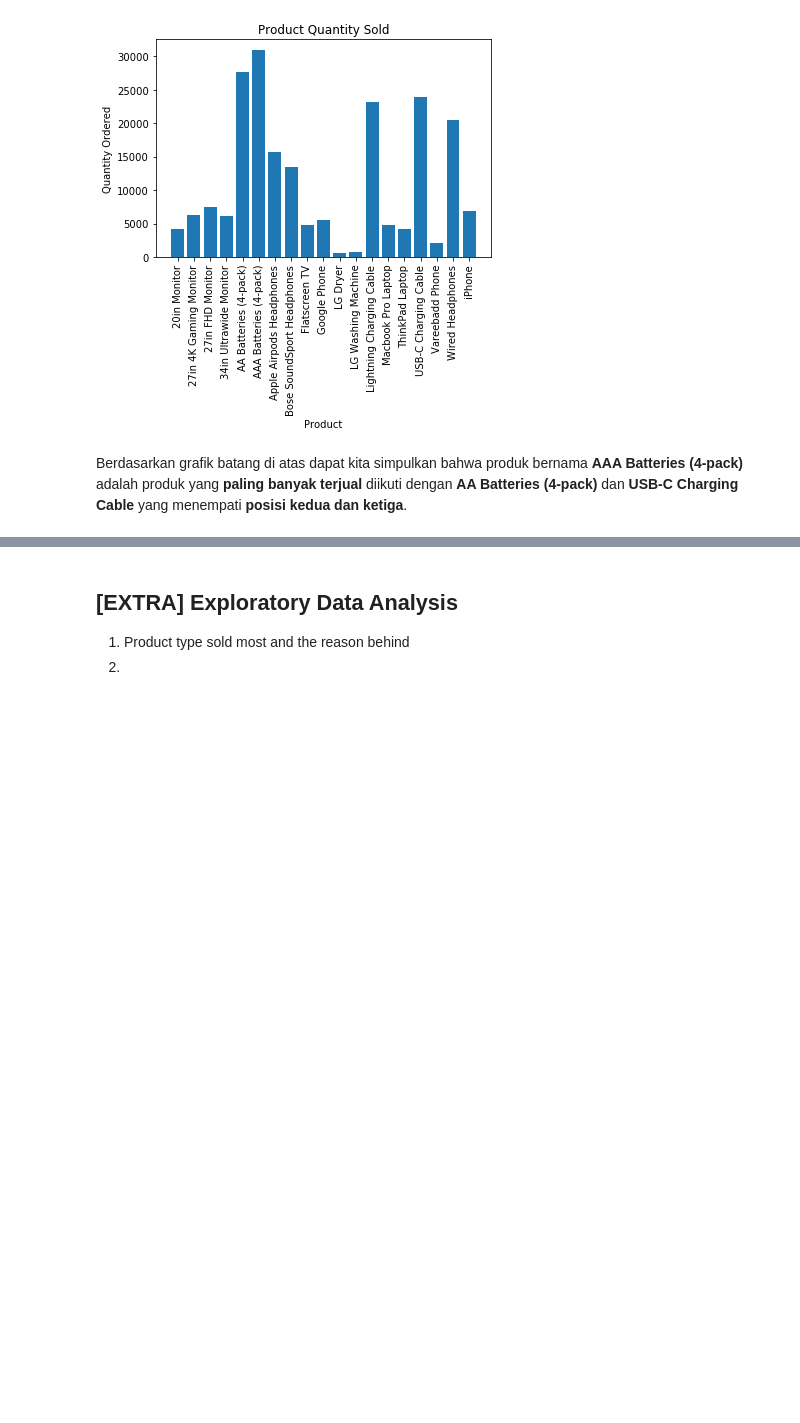
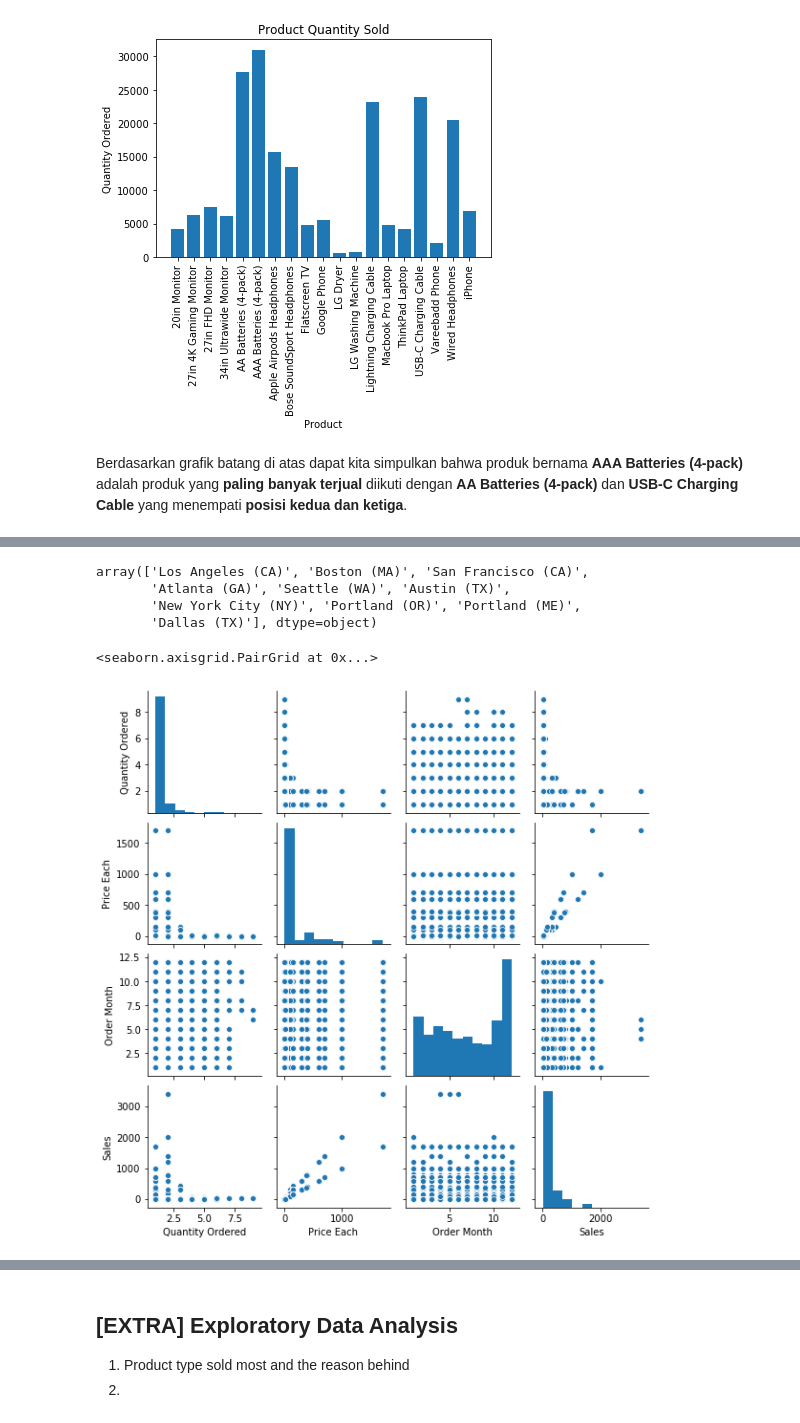
Before and after one commit to ricoputrap/electrosales-2019, a Jupyter notebook: SalesAnalysis.ipynb, the cells around one changed output, grey strips where cells are left out. Saved outputs shown, nothing was run; the diff lists cells and outputs as text; code cells hidden in the pictures; blank space fills up the shorter version.

```diff
--- a/SalesAnalysis.ipynb
+++ b/SalesAnalysis.ipynb
@@ -603,0 +668,14 @@ Dari seluruh variabel/kolom yang ada pada dataframe, kolom 'Price Each', 'Order
+# %%
+df.City[df['Product'] == 'Wired Headphones'].unique()
+# %% [output]
+array(['Los Angeles (CA)', 'Boston (MA)', 'San Francisco (CA)',
+       'Atlanta (GA)', 'Seattle (WA)', 'Austin (TX)',
+       'New York City (NY)', 'Portland (OR)', 'Portland (ME)',
+       'Dallas (TX)'], dtype=object)
+# %%
+cols = ['Product', 'Quantity Ordered', 'Price Each', 'Order Month', 'City', 'Sales']
+
+sns.pairplot(df[cols], size=2.0)
+# %% [output]
+<seaborn.axisgrid.PairGrid at 0x...>
+[figure, added]
```
Also changed, not shown: parts of 12 cells of this notebook.
